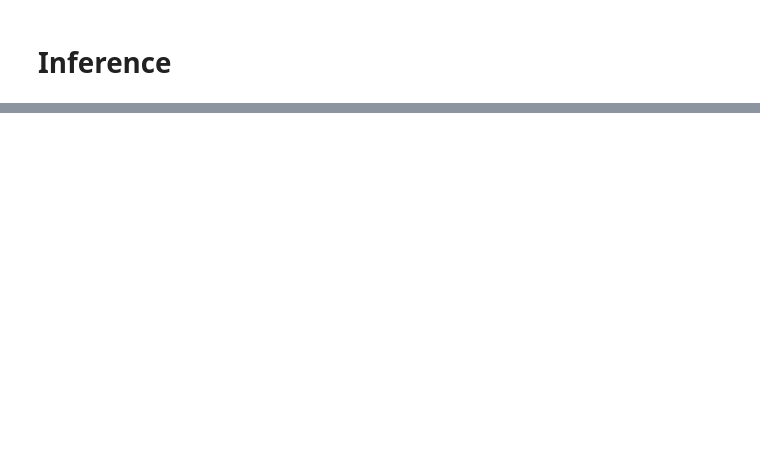
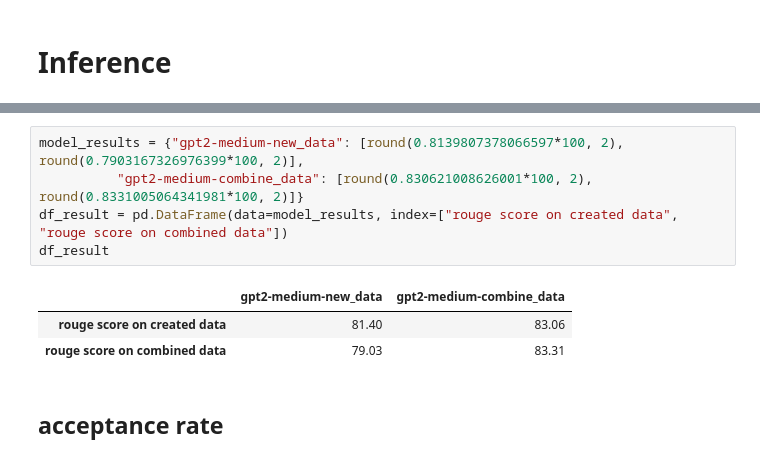
Before and after one commit to ece1786-2022/GrammarErrorCorrection, a Jupyter notebook: baseline model/baseline_model.ipynb, the cells around one changed output, grey strips where cells are left out. Cells and saved outputs as stored; diff of their text form; blank space fills up the shorter version.

```diff
--- a/baseline model/baseline_model.ipynb
+++ b/baseline model/baseline_model.ipynb
@@ -181,0 +255,11 @@ Setting `pad_token_id` to `eos_token_id`:50256 for open-end generation.
+# %%
+model_results = {"gpt2-medium-new_data": [round(0.8139807378066597*100, 2), round(0.7903167326976399*100, 2)],
+          "gpt2-medium-combine_data": [round(0.830621008626001*100, 2), round(0.8331005064341981*100, 2)]}
+df_result = pd.DataFrame(data=model_results, index=["rouge score on created data", "rouge score on combined data"])
+df_result
+# %% [output]
+|  | gpt2-medium-new_data | gpt2-medium-combine_data |
+| rouge score on created data | 81.40 | 83.06 |
+| rouge score on combined data | 79.03 | 83.31 |
+# %% [markdown]
+## acceptance rate
```
Also changed, not shown: parts of 43 cells of this notebook.
